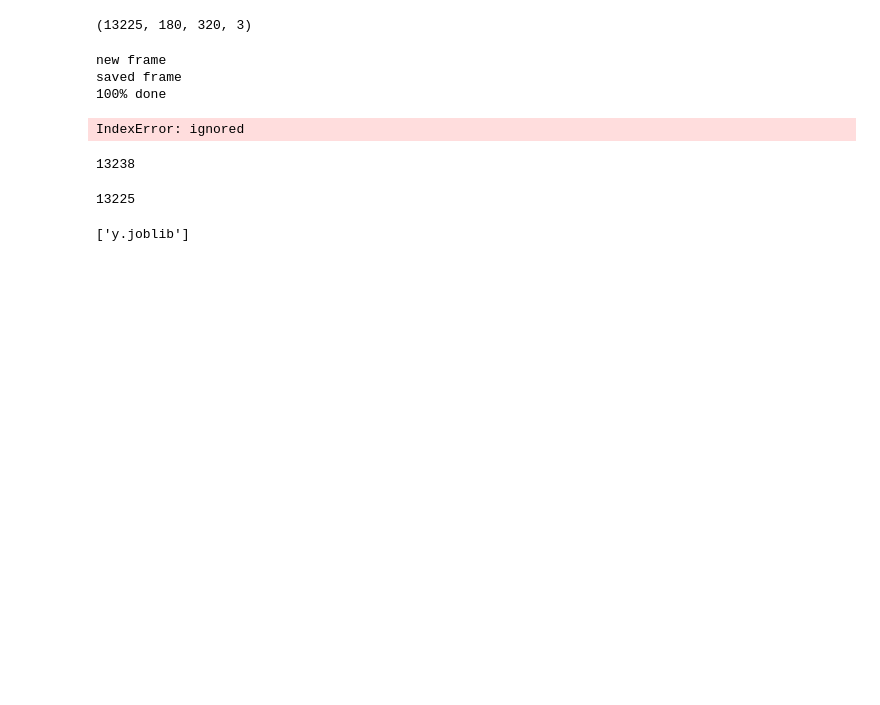
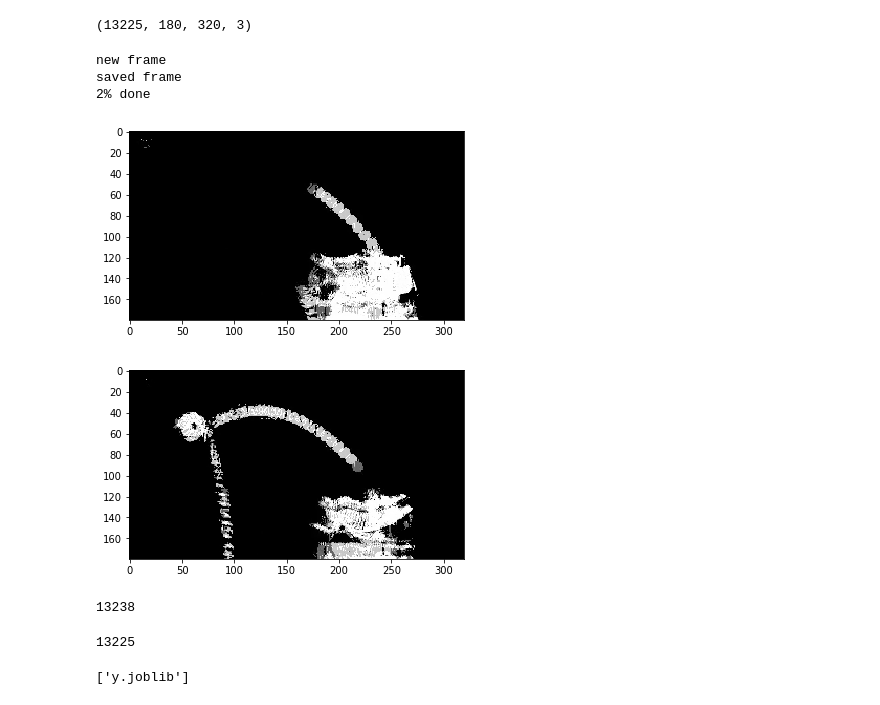
Before and after one commit to ZackAkil/optimising-basketball, a Jupyter notebook: shot_prediction_app/video_labeler.ipynb, the cells around one changed output. Saved outputs shown, nothing was run; the diff lists cells and outputs as text; code cells hidden in the pictures; blank space fills up the shorter version.

```diff
--- a/shot_prediction_app/video_labeler.ipynb
+++ b/shot_prediction_app/video_labeler.ipynb
@@ -45,45 +46,46 @@ def draw_frame(frame, x, y):
     plt.axhline(y, c='r')
   plt.show()
 # %%
-#@title Default title text { run: "auto" }
+#@title Video shot labeler { run: "auto" }
 next_frame = True #@param {type:"boolean"}
-step = 100 #@param {type:"slider", min:1, max:100, step:1}
+step = 67 #@param {type:"slider", min:1, max:100, step:1}
 is_a_shot = False #@param {type:"boolean"}
 
-x = 160 #@param {type:"slider", min:1, max:320, step:1}
-y = 113 #@param {type:"slider", min:1, max:180, step:1}
+x = 184 #@param {type:"slider", min:1, max:320, step:1}
+y = 108 #@param {type:"slider", min:1, max:180, step:1}
 
 if next_frame!=flip_flop:
   print('new frame')
   if is_a_shot:
     for i in range(step):
       target_x.append(x)
       target_y.append(y)
   else:
     for i in range(step):
       target_x.append(None)
       target_y.append(None)
   print('saved frame')
 
   flip_flop = next_frame
   current_frame += step
 
 print('{}% done'.format(int((len(target_x) / len(data))*100)))
 
 draw_frame(data[current_frame], x, y)
 
 next_frame_index = current_frame + step
 
 if next_frame_index >= len(data):
   print('at last frame')
   next_frame_index = len(data)-1
 
 draw_frame(data[next_frame_index], x, y)
 # %% [output]
 new frame
 saved frame
-100% done
+2% done
-IndexError: ignored
+[figure, added]
+[figure, added]
 # %%
 len(target_x)
 # %% [output]
```
Also changed, not shown: parts of 4 cells of this notebook.
